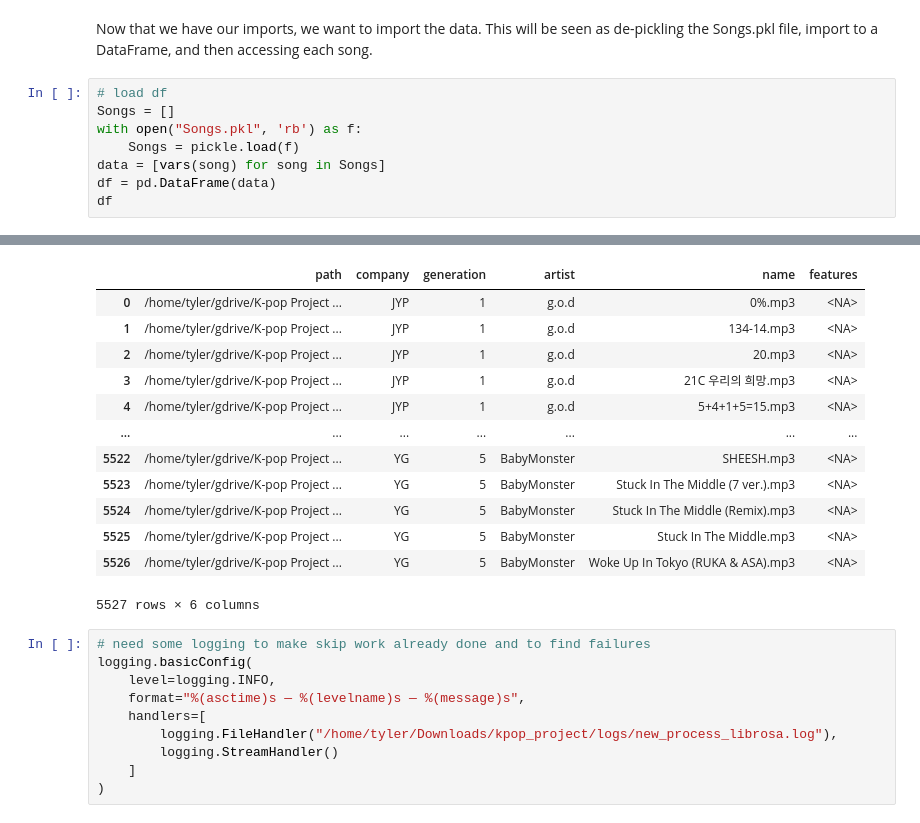
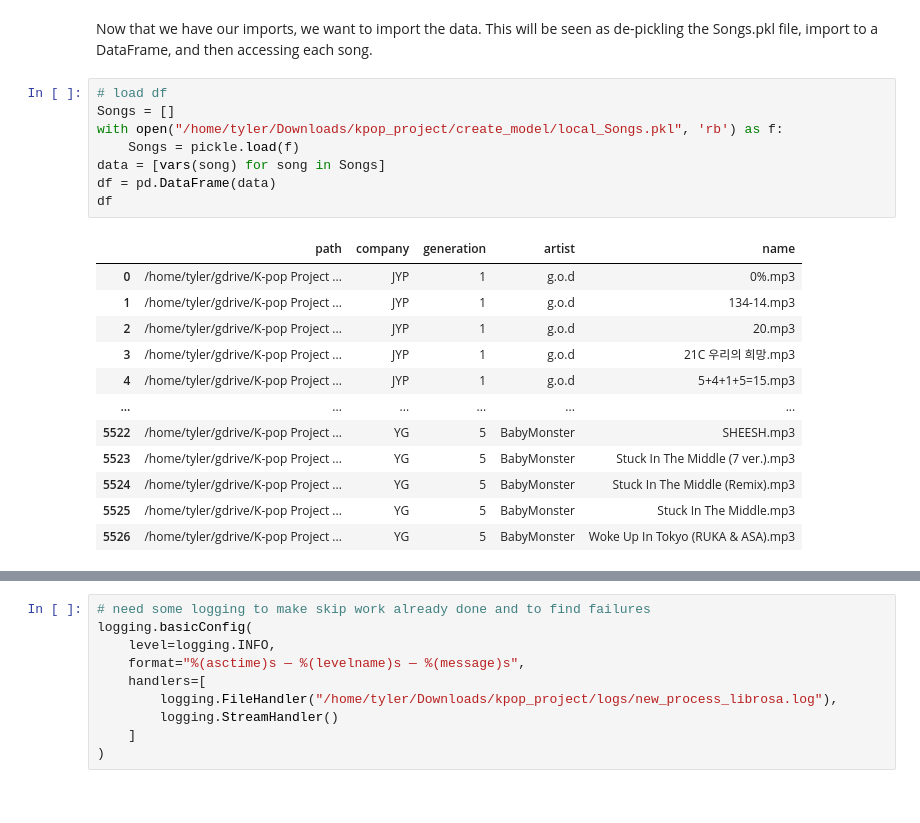
Before and after one commit to tyler-ho/K-pop-Project, a Jupyter notebook: create_model/new_process_librosa.ipynb, the cells around one changed output, grey strips where cells are left out. Cells and saved outputs as stored; diff of their text form.

```diff
--- a/create_model/new_process_librosa.ipynb
+++ b/create_model/new_process_librosa.ipynb
@@ -28,9 +28,21 @@ Now that we have our imports, we want to import the data. This will be seen as d
 # %%
 # load df
 Songs = []
-with open("Songs.pkl", 'rb') as f:
+with open("/home/tyler/Downloads/kpop_project/create_model/local_Songs.pkl", 'rb') as f:
     Songs = pickle.load(f)
 data = [vars(song) for song in Songs]
 df = pd.DataFrame(data)
 df
 # %% [output]
+|  | path | company | generation | artist | name |
+| 0 | /home/tyler/gdrive/K-pop Project ... | JYP | 1 | g.o.d | 0%.mp3 |
+| 1 | /home/tyler/gdrive/K-pop Project ... | JYP | 1 | g.o.d | 134-14.mp3 |
+| 2 | /home/tyler/gdrive/K-pop Project ... | JYP | 1 | g.o.d | 20.mp3 |
+| 3 | /home/tyler/gdrive/K-pop Project ... | JYP | 1 | g.o.d | 21C 우리의 희망.mp3 |
+| 4 | /home/tyler/gdrive/K-pop Project ... | JYP | 1 | g.o.d | 5+4+1+5=15.mp3 |
+| ... | ... | ... | ... | ... | ... |
+| 5522 | /home/tyler/gdrive/K-pop Project ... | YG | 5 | BabyMonster | SHEESH.mp3 |
+| 5523 | /home/tyler/gdrive/K-pop Project ... | YG | 5 | BabyMonster | Stuck In The Middle (7 ver.).mp3 |
+| 5524 | /home/tyler/gdrive/K-pop Project ... | YG | 5 | BabyMonster | Stuck In The Middle (Remix).mp3 |
+| 5525 | /home/tyler/gdrive/K-pop Project ... | YG | 5 | BabyMonster | Stuck In The Middle.mp3 |
+| 5526 | /home/tyler/gdrive/K-pop Project ... | YG | 5 | BabyMonster | Woke Up In Tokyo (RUKA & ASA).mp3 |
@@ -38,16 +50,3 @@ df
-|  | path | company | generation | artist | name | features |
-| 0 | /home/tyler/gdrive/K-pop Project ... | JYP | 1 | g.o.d | 0%.mp3 | <NA> |
-| 1 | /home/tyler/gdrive/K-pop Project ... | JYP | 1 | g.o.d | 134-14.mp3 | <NA> |
-| 2 | /home/tyler/gdrive/K-pop Project ... | JYP | 1 | g.o.d | 20.mp3 | <NA> |
-| 3 | /home/tyler/gdrive/K-pop Project ... | JYP | 1 | g.o.d | 21C 우리의 희망.mp3 | <NA> |
-| 4 | /home/tyler/gdrive/K-pop Project ... | JYP | 1 | g.o.d | 5+4+1+5=15.mp3 | <NA> |
-| ... | ... | ... | ... | ... | ... | ... |
-| 5522 | /home/tyler/gdrive/K-pop Project ... | YG | 5 | BabyMonster | SHEESH.mp3 | <NA> |
-| 5523 | /home/tyler/gdrive/K-pop Project ... | YG | 5 | BabyMonster | Stuck In The Middle (7 ver.).mp3 | <NA> |
-| 5524 | /home/tyler/gdrive/K-pop Project ... | YG | 5 | BabyMonster | Stuck In The Middle (Remix).mp3 | <NA> |
-| 5525 | /home/tyler/gdrive/K-pop Project ... | YG | 5 | BabyMonster | Stuck In The Middle.mp3 | <NA> |
-| 5526 | /home/tyler/gdrive/K-pop Project ... | YG | 5 | BabyMonster | Woke Up In Tokyo (RUKA & ASA).mp3 | <NA> |
-5527 rows × 6 columns
 # %%
 # need some logging to make skip work already done and to find failures
 logging.basicConfig(
```
Also changed, not shown: parts of 5 cells of this notebook.
